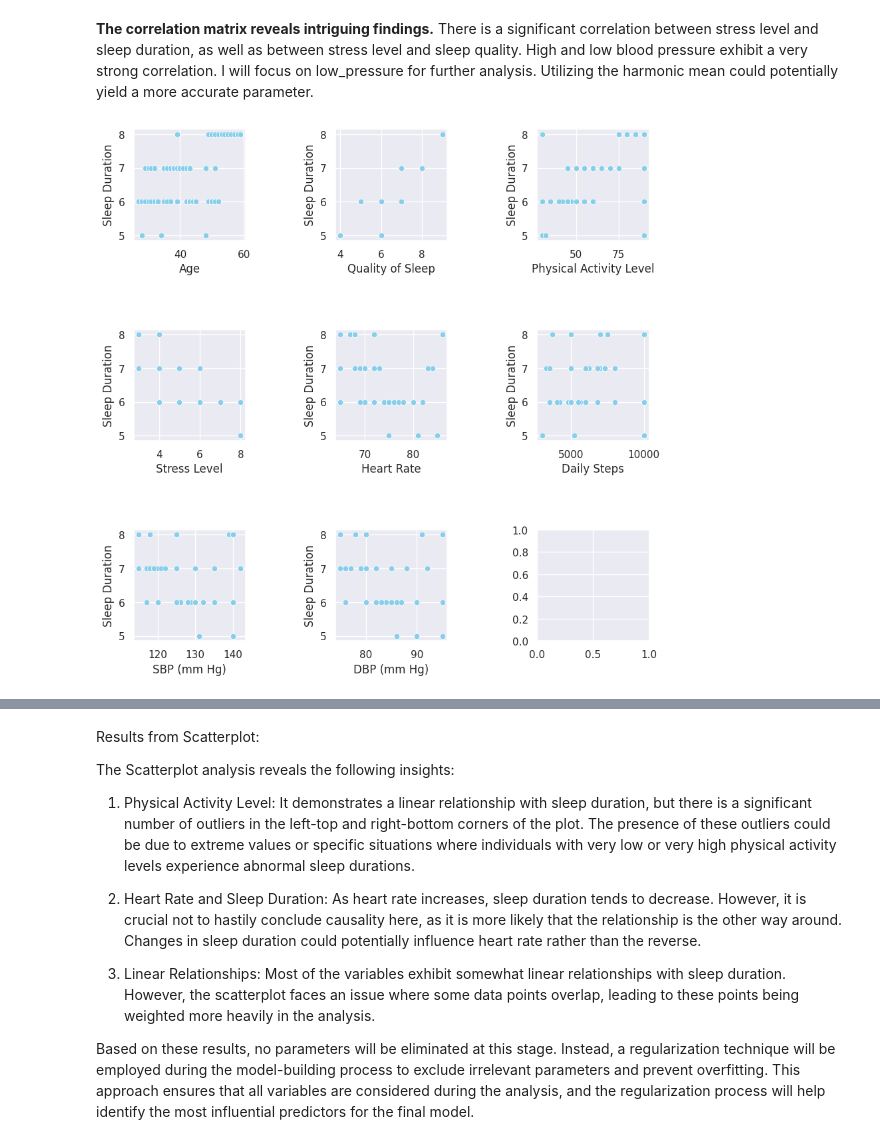
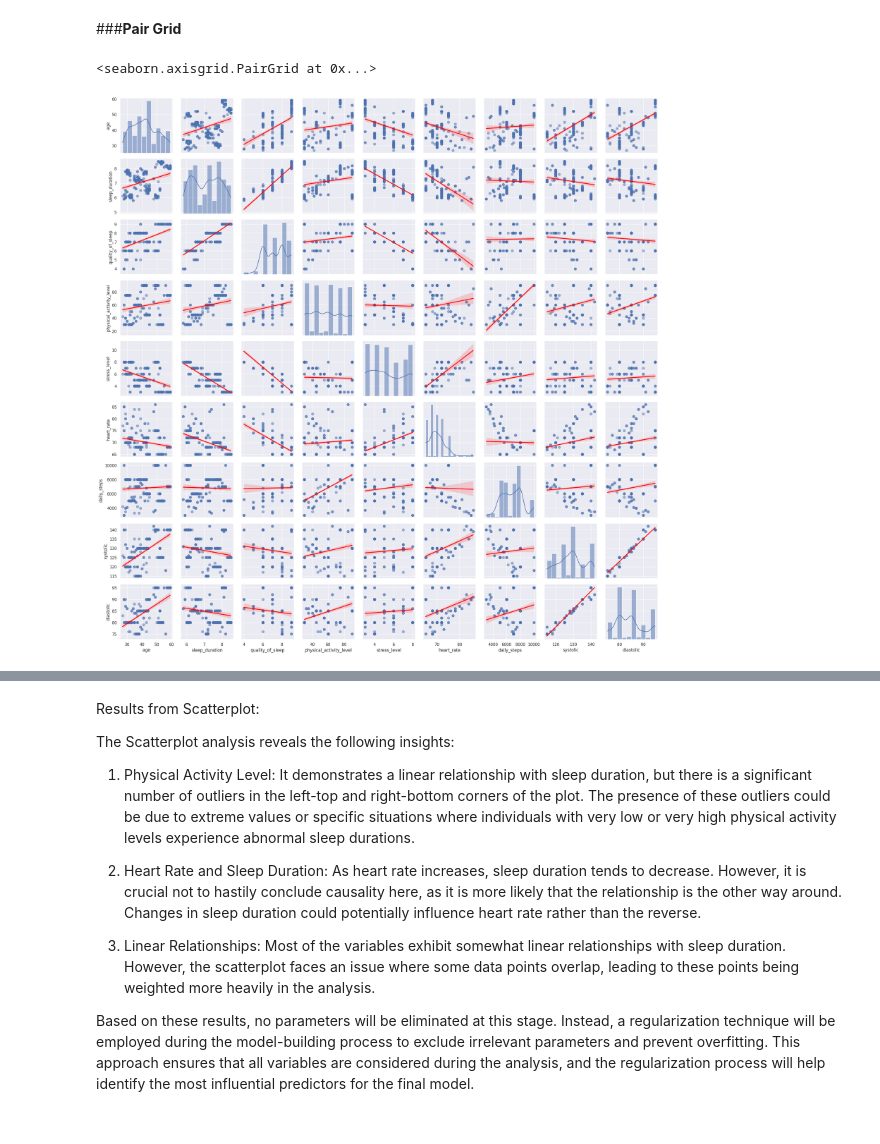
Before and after one commit to MsAnalyst/StatisticsforBusinessFP, a Jupyter notebook: Statistics_for_Business_Final_Project_Sleep_Disorder_(Dewi_I4Zs).ipynb, the cells around one changed output, grey strips where cells are left out. Drawn from its saved outputs; the diff is of its cells as text; code cells hidden in the pictures.

```diff
--- a/Statistics_for_Business_Final_Project_Sleep_Disorder_(Dewi_I4Zs).ipynb
+++ b/Statistics_for_Business_Final_Project_Sleep_Disorder_(Dewi_I4Zs).ipynb
@@ -375,17 +380,12 @@ plt.show()
-# %% [markdown]
-**The correlation matrix reveals intriguing findings.**
-There is a significant correlation between stress level and sleep duration, as well as between stress level and sleep quality.
-High and low blood pressure exhibit a very strong correlation. I will focus on low_pressure for further analysis. Utilizing the harmonic mean could potentially yield a more accurate parameter.
-# %%
-# The code below aims to see the distribution of Sleep Duration using a scatterplot
-fig, axs = plt.subplots(3, 3, figsize=(10, 10))
-plt.subplots_adjust(wspace=0.8, hspace=0.8)
-
-numeric_x = ["Age", "Quality of Sleep", "Physical Activity Level", "Stress Level", "Heart Rate", "Daily Steps", "SBP (mm Hg)", "DBP (mm Hg)"]
-
-for i, cat in enumerate(numeric_x):
-    sns.scatterplot(x = cat, y= "Sleep Duration", data=df, color='skyblue', ax=axs[int(i/3), i%3])
-
-plt.show()
-# %% [output]
-[figure, removed]
+# %% [markdown]
+###**Pair Grid**
+# %%
+# Pair Grid instance, mapping a histogram+KDE to the diagonal and regplot to the off-diagonal elements to show the bivariate distributions with a regression line
+pair_grid = sns.PairGrid(data=df[num_vars], diag_sharey=False)
+
+pair_grid.map_diag(sns.histplot, kde=True)
+
+pair_grid.map_offdiag(sns.regplot, scatter_kws={'s':50, 'alpha':0.5}, line_kws={'color':'red'})
+# %% [output]
+<seaborn.axisgrid.PairGrid at 0x...>
+[figure, added]
```
Also changed, not shown: parts of 148 cells of this notebook.
